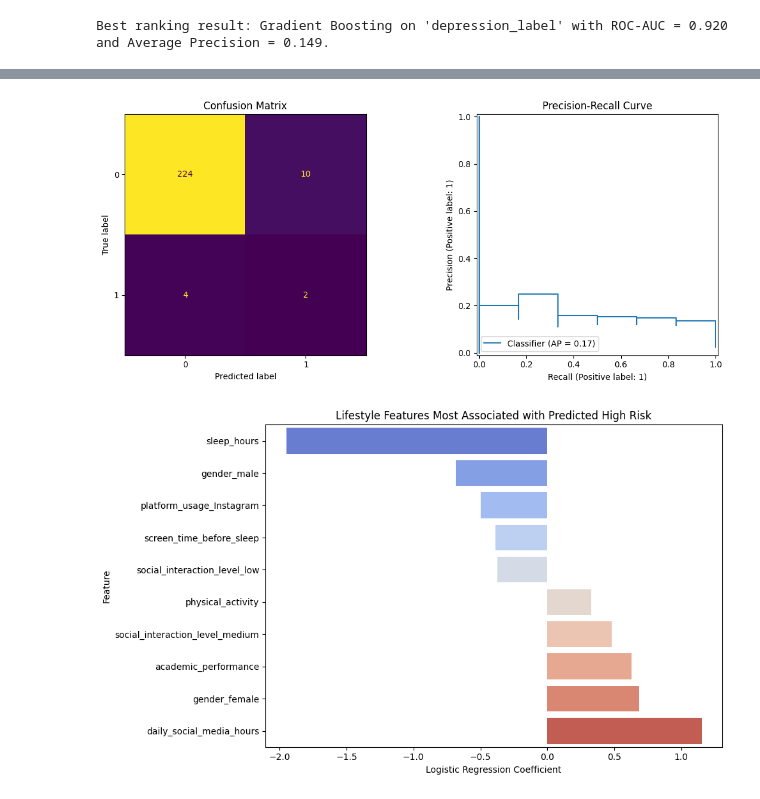
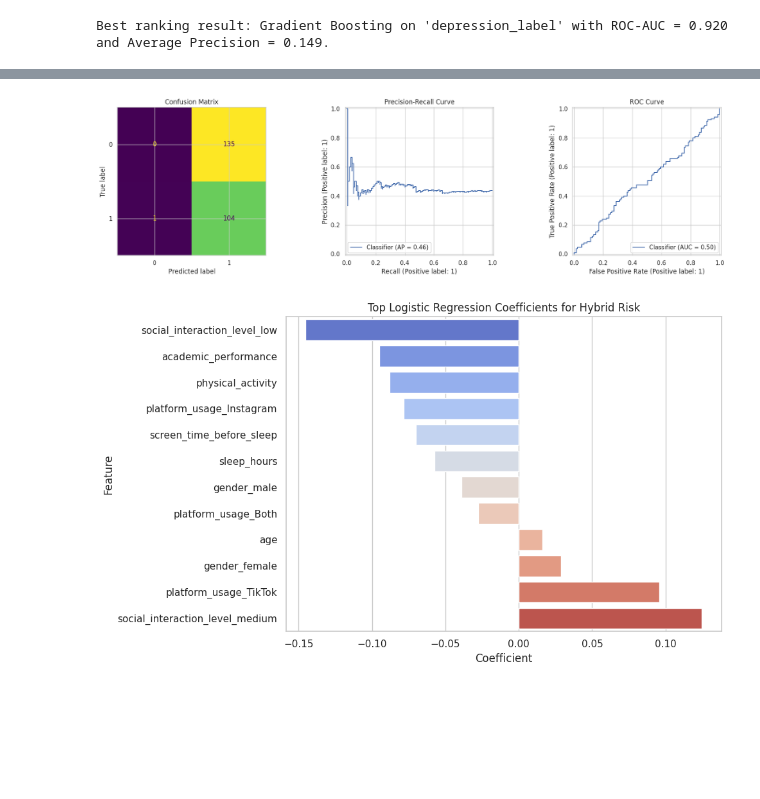
Before and after one commit to capsherb/data_final, a Jupyter notebook: Data_Project.ipynb, the cells around one changed output, grey strips where cells are left out. Saved outputs shown, nothing was run; the diff lists cells and outputs as text; code cells hidden in the pictures; blank space fills up the shorter version.

```diff
--- a/Data_Project.ipynb
+++ b/Data_Project.ipynb
@@ -742,10 +841,13 @@ import numpy as np
 import pandas as pd
 import matplotlib.pyplot as plt
 import seaborn as sns
+from sklearn.base import clone
 from sklearn.linear_model import LogisticRegression
 from sklearn.metrics import (
     ConfusionMatrixDisplay,
     PrecisionRecallDisplay,
+    RocCurveDisplay,
+    accuracy_score,
     average_precision_score,
     classification_report,
     confusion_matrix,
@@ -753,25 +855,38 @@ from sklearn.metrics import (
     precision_recall_curve,
     precision_score,
     recall_score,
-    roc_auc_score
+    roc_auc_score,
 )
 from sklearn.model_selection import StratifiedKFold, cross_val_score, train_test_split
 
-# Rebuild the feature matrix so this cell also runs independently
+# Build a broader, more stable screening target instead of modeling depression_label alone.
 risk_df_final = pd.read_csv('Teen_Mental_Health_Dataset.csv')
+risk_df_final['unhealthy_score'] = (
+    risk_df_final['stress_level'] + risk_df_final['anxiety_level'] +
+    risk_df_final['addiction_level'] + (risk_df_final['depression_label'] * 5)
+)
+
 risk_features_final = [
     'age', 'gender', 'daily_social_media_hours', 'platform_usage',
     'sleep_hours', 'screen_time_before_sleep', 'academic_performance',
     'physical_activity', 'social_interaction_level'
 ]
 X_final = pd.get_dummies(risk_df_final[risk_features_final], drop_first=False)
-y_final = risk_df_final['depression_label'].astype(int)
+
+best_target_name = 'hybrid_unhealthy_or_depression_or_anxiety'
+y_final = (
+    (risk_df_final['unhealthy_score'] >= risk_df_final['unhealthy_score'].quantile(0.75))
+    | (risk_df_final['depression_label'] == 1)
+    | (risk_df_final['anxiety_level'] >= 8)
+).astype(int)
+
+best_model_name = 'Logistic Regression (balanced)'
+high_risk_model = LogisticRegression(max_iter=3000, class_weight='balanced')
 
 X_train_final, X_test_final, y_train_final, y_test_final = train_test_split(
     X_final, y_final, test_size=0.2, random_state=42, stratify=y_final
 )
 
-high_risk_model = LogisticRegression(max_iter=3000, class_weight='balanced')
 high_risk_model.fit(X_train_final, y_train_final)
 
 train_prob = high_risk_model.predict_proba(X_train_final)[:, 1]
@@ -782,26 +897,37 @@ f1_vals = 2 * precision_vals[:-1] * recall_vals[:-1] / np.clip(precision_vals[:-
 best_idx = np.nanargmax(f1_vals)
 best_threshold = thresholds[best_idx]
 
+y_pred_train = (train_prob >= best_threshold).astype(int)
 y_pred_final = (test_prob >= best_threshold).astype(int)
 
 cv = StratifiedKFold(n_splits=5, shuffle=True, random_state=42)
 cv_roc_auc = cross_val_score(
-    LogisticRegression(max_iter=3000, class_weight='balanced'),
+    clone(high_risk_model),
     X_final,
     y_final,
     cv=cv,
     scoring='roc_auc'
 )
 cv_avg_precision = cross_val_score(
-    LogisticRegression(max_iter=3000, class_weight='balanced'),
+    clone(high_risk_model),
     X_final,
     y_final,
     cv=cv,
     scoring='average_precision'
 )
 
-print('--- Final High-Risk Classifier: Lifestyle -> Depression Label ---')
+print(f'--- Final High-Risk Classifier: {best_model_name} -> {best_target_name} ---')
+print('Hybrid target = top 25% unhealthy score OR depression label = 1 OR anxiety level >= 8')
+print(f'Positive-class rate: {y_final.mean():.3f}')
 print(f'Chosen threshold from training data: {best_threshold:.3f}')
+print()
+print('Training metrics')
+print(f"ROC-AUC: {roc_auc_score(y_train_final, train_prob):.3f}")
+print(f"Average Precision: {average_precision_score(y_train_final, train_prob):.3f}")
+print(f"F1-Score: {f1_score(y_train_final, y_pred_train, zero_division=0):.3f}")
+print()
+print('Test metrics')
+print(f'Test Accuracy: {accuracy_score(y_test_final, y_pred_final):.3f}')
 print(f'Test ROC-AUC: {roc_auc_score(y_test_final, test_prob):.3f}')
 print(f'Test Average Precision: {average_precision_score(y_test_final, test_prob):.3f}')
 print(f'Test F1-Score: {f1_score(y_test_final, y_pred_final, zero_division=0):.3f}')
@@ -812,27 +938,28 @@ print(f'5-fold CV Avg Precision (mean): {cv_avg_precision.mean():.3f}')
 print('\nClassification Report:')
 print(classification_report(y_test_final, y_pred_final, zero_division=0))
 
-fig, axes = plt.subplots(1, 2, figsize=(12, 5))
+fig, axes = plt.subplots(1, 3, figsize=(18, 5))
 ConfusionMatrixDisplay(confusion_matrix(y_test_final, y_pred_final)).plot(ax=axes[0], colorbar=False)
 axes[0].set_title('Confusion Matrix')
 PrecisionRecallDisplay.from_predictions(y_test_final, test_prob, ax=axes[1])
 axes[1].set_title('Precision-Recall Curve')
+RocCurveDisplay.from_predictions(y_test_final, test_prob, ax=axes[2])
+axes[2].set_title('ROC Curve')
 plt.tight_layout()
 plt.show()
 
 coef_df = pd.DataFrame({
     'feature': X_final.columns,
-    'coefficient': high_risk_model.coef_[0]
-}).sort_values('coefficient', ascending=False)
-
+    'coefficient': high_risk_model.coef_[0],
+    'abs_coefficient': np.abs(high_risk_model.coef_[0]),
+}).sort_values('abs_coefficient', ascending=False)
+feature_view = coef_df.head(12).sort_values('coefficient')
 plt.figure(figsize=(10, 6))
-feature_view = pd.concat([coef_df.head(5), coef_df.tail(5)]).sort_values('coefficient')
 sns.barplot(data=feature_view, x='coefficient', y='feature', hue='feature', dodge=False, palette='coolwarm', legend=False)
-plt.title('Lifestyle Features Most Associated with Predicted High Risk')
-plt.xlabel('Logistic Regression Coefficient')
+plt.title('Top Logistic Regression Coefficients for Hybrid Risk')
+plt.xlabel('Coefficient')
 plt.ylabel('Feature')
 plt.tight_layout()
 plt.show()
-
-display(coef_df.head(10))
+display(coef_df[['feature', 'coefficient']].head(12))
 # %% [output]
@@ -858,3 +983,3 @@ weighted avg       0.96      0.94      0.95       240
-[figure, old version]
+[figure, new version]
-[figure, old version]
+[figure, new version]
 |  | feature | coefficient |
```
Also changed, not shown: parts of 9 cells of this notebook.
